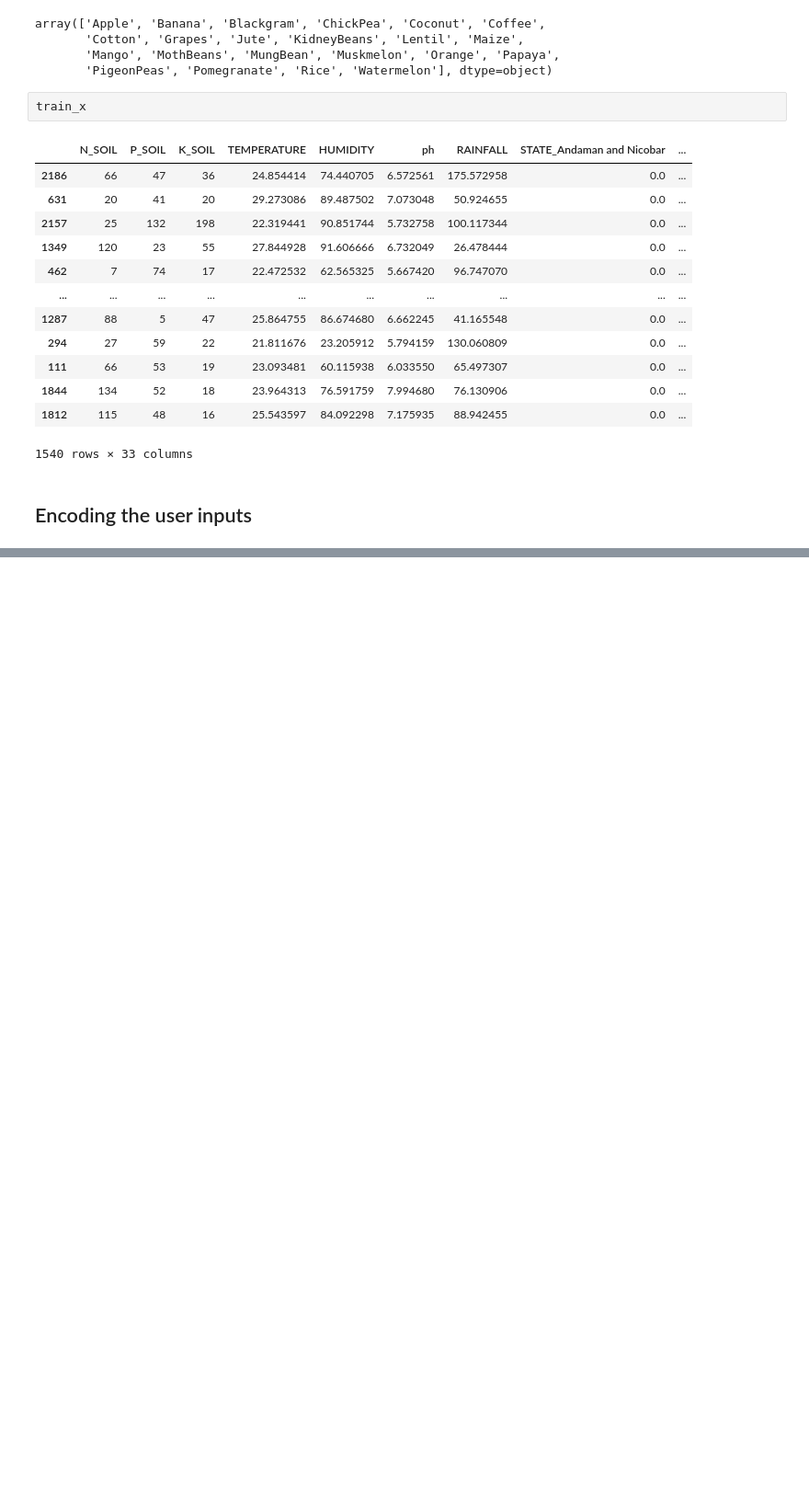
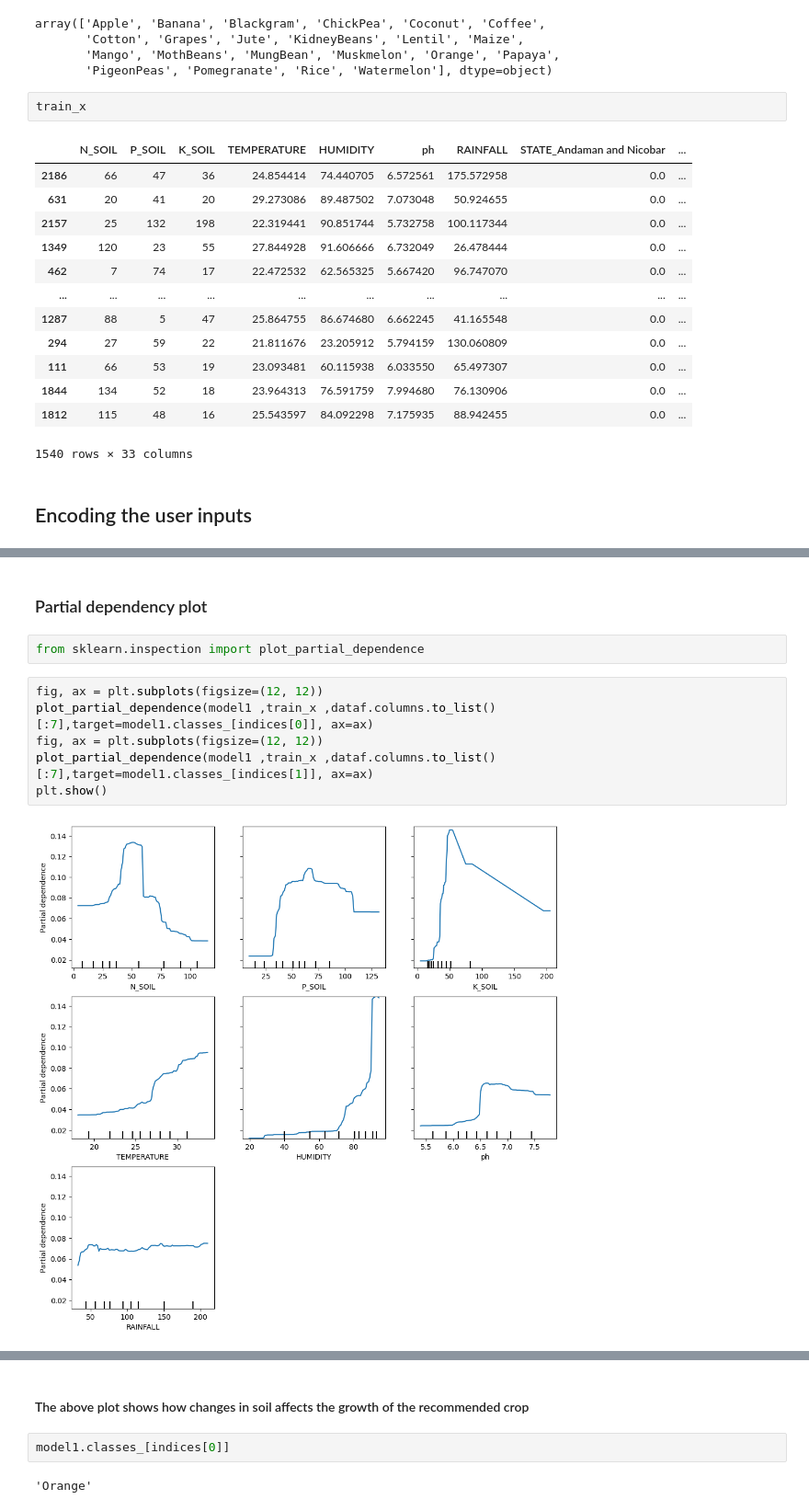
Before and after one commit to SrivathsG/Agri-Aid, a Jupyter notebook: Model_building.ipynb, the cells around one changed output, grey strips where cells are left out. Shown at 92% size. Cells and saved outputs as stored; diff of their text form; blank space fills up the shorter version.

```diff
--- a/Model_building.ipynb
+++ b/Model_building.ipynb
@@ -388,0 +462,12 @@ resp[0]
+# %% [markdown]
+<H3>Partial dependency plot</h3>
+# %%
+from sklearn.inspection import plot_partial_dependence
+# %%
+fig, ax = plt.subplots(figsize=(12, 12))
+plot_partial_dependence(model1 ,train_x ,dataf.columns.to_list()[:7],target=model1.classes_[indices[0]], ax=ax)
+fig, ax = plt.subplots(figsize=(12, 12))
+plot_partial_dependence(model1 ,train_x ,dataf.columns.to_list()[:7],target=model1.classes_[indices[1]], ax=ax)
+plt.show()
+# %% [output]
+[figure, added]
@@ -388,0 +475,6 @@ resp[0]
+# %% [markdown]
+<h4>The above plot shows how changes in soil affects the growth of the recommended crop</h4>
+# %%
+model1.classes_[indices[0]]
+# %% [output]
+'Orange'
```
Also changed, not shown: parts of 10 cells of this notebook.
